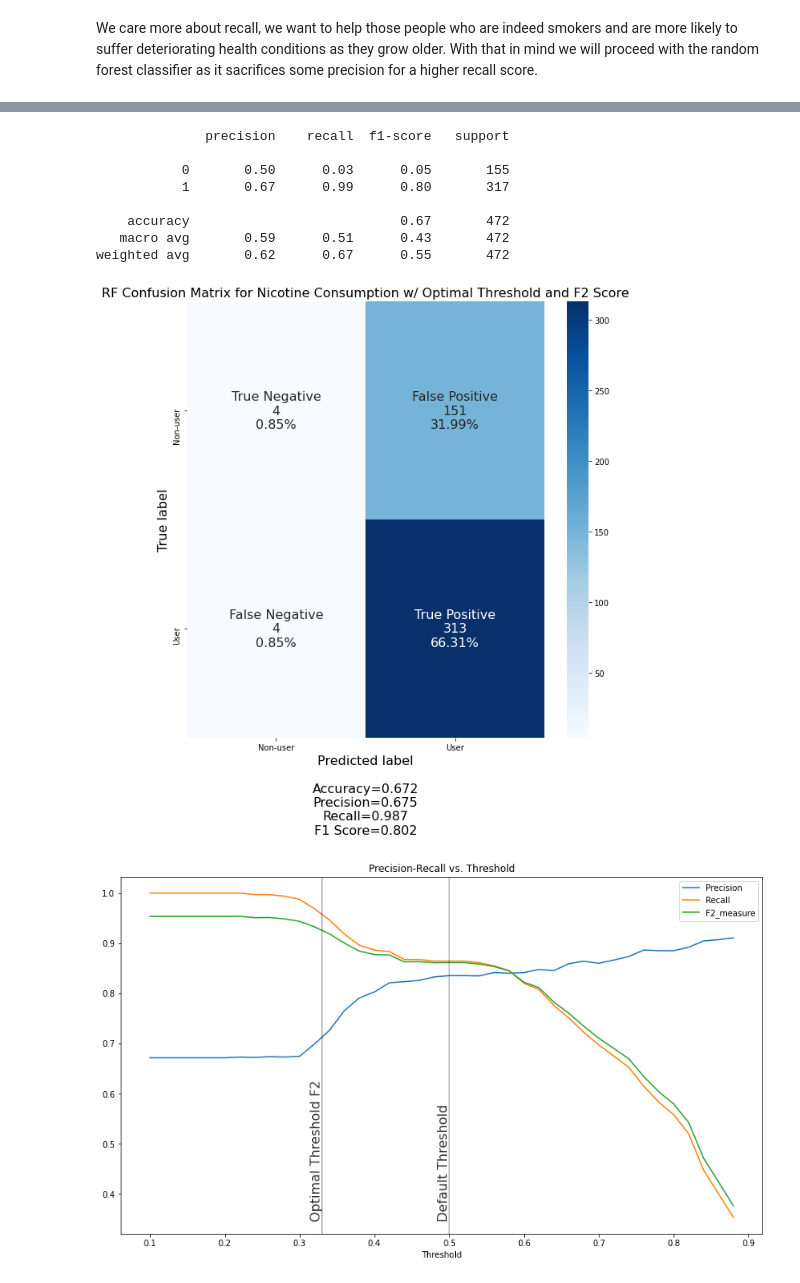
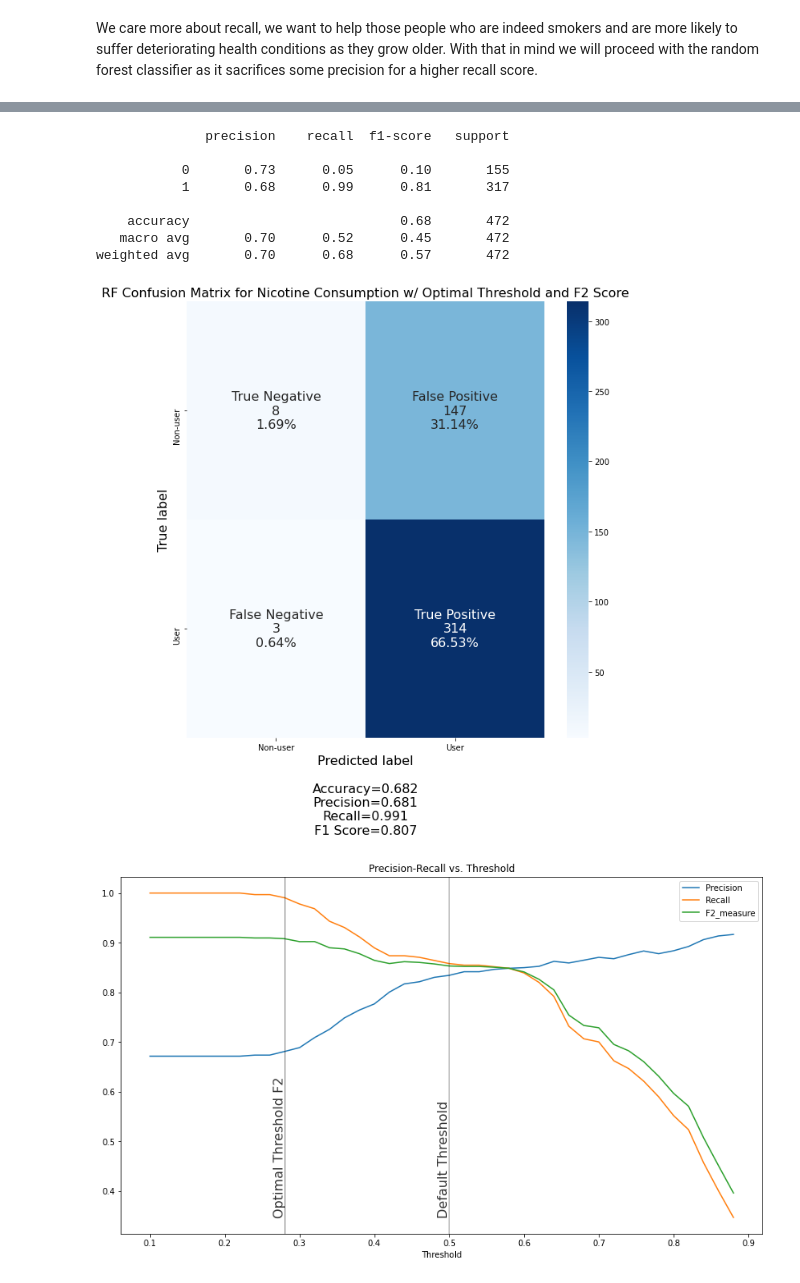
Before and after one commit to filiaguilar/Springboard-DS, a Jupyter notebook: Capstone 1/notebooks/Personality Profile Drug Consumption Risk - Pre-Processing and Modeling.ipynb, the cells around one changed output, grey strips where cells are left out. Cells and saved outputs as stored; diff of their text form; code cells hidden in the pictures.

```diff
--- a/Capstone 1/notebooks/Personality Profile Drug Consumption Risk - Pre-Processing and Modeling.ipynb
+++ b/Capstone 1/notebooks/Personality Profile Drug Consumption Risk - Pre-Processing and Modeling.ipynb
@@ -383,7 +354,7 @@ import matplotlib.pyplot as plt
 
 plt.figure(figsize=(14,10))
 
-for fpr, tpr, model in [(lr_fpr,lr_tpr,'Logistic Regression'),(svc_fpr,svc_tpr,'SVM'),(rf_fpr,rf_tpr,'Random Forest')]:
+for fpr, tpr, model in [(lr_fpr,lr_tpr,'Logistic Regression'),(gb_fpr,gb_tpr,'Gradient Boosting'),(rf_fpr,rf_tpr,'Random Forest')]:
     roc_auc = auc(fpr, tpr)
     plt.plot(fpr, tpr, linewidth=2, label='ROC '+ model + ' (area = %0.2f)' % roc_auc)
 
@@ -515,8 +486,8 @@ make_confusion_matrix(lr_cf_matrix,group_names=group_names,categories=categories
 # %%
 #create confusion matrix for gb classifier with best parameters
-svc = SVC(kernel='linear', probability=True, C=0.001)
-svc.fit(X_train, y_train)
+gb = GradientBoostingClassifier(learning_rate=0.1, max_depth=3, n_estimators=45)
+gb.fit(X_train, y_train)
 
-svc_cf_matrix = confusion_matrix(y_test, svc.predict(X_test))
-make_confusion_matrix(svc_cf_matrix,group_names=group_names,categories=categories,fontsize=16,figsize=(10,10),cmap='Oranges',title='SVM Confusion Matrix for Nicotine Consumption')
+gb_cf_matrix = confusion_matrix(y_test, gb.predict(X_test))
+make_confusion_matrix(gb_cf_matrix,group_names=group_names,categories=categories,fontsize=16,figsize=(8,6),cmap='Oranges',title='GB Confusion Matrix for Nicotine Consumption')
 # %% [output]
@@ -534,7 +505,7 @@ make_confusion_matrix(rf_cf_matrix,group_names=group_names,categories=categories
 We care more about recall, we want to help those people who are indeed smokers and are more likely to suffer deteriorating health conditions as they grow older. With that in mind we will proceed with the random forest classifier as it sacrifices some precision for a higher recall score.
 # %%
 from sklearn.metrics import fbeta_score
-def precision_recall(model, X_test, y_test, threshold, beta = 3):
+def precision_recall(model, X_test, y_test, threshold, beta = 2):
 
     y_pred = (model.predict_proba(X_test)[:,1] >= threshold).astype(bool)
     matrix = confusion_matrix(y_test, y_pred)
@@ -568,6 +539,6 @@ ax.text(.485,.35,'Default Threshold',rotation=90, alpha=0.8,fontsize=16);
 # %%
 #sanity check confusion matrix with optimal threshold
-y_pred = (rf.predict_proba(X_test)[:,1] >= 0.30).astype(bool)
+y_pred = (rf.predict_proba(X_test)[:,1] >= 0.28).astype(bool)
 
 
 rf_cf_matrix_opt = confusion_matrix(y_test, y_pred)
@@ -576,23 +547,23 @@ print(classification_report(y_test,y_pred))
 # %% [output]
               precision    recall  f1-score   support
 
-           0       0.50      0.03      0.05       155
-           1       0.67      0.99      0.80       317
+           0       0.73      0.05      0.10       155
+           1       0.68      0.99      0.81       317
 
-    accuracy                           0.67       472
-   macro avg       0.59      0.51      0.43       472
-weighted avg       0.62      0.67      0.55       472
+    accuracy                           0.68       472
+   macro avg       0.70      0.52      0.45       472
+weighted avg       0.70      0.68      0.57       472
 [figure]
 # %%
 ax = threshold_df.plot(figsize=(14,8))
 ax.set_xlabel('Threshold')
 ax.set_title('Precision-Recall vs. Threshold')
-ax.axvline(0.33, color='black', alpha=0.3)
-ax.text(.315,.35,'Optimal Threshold F2',rotation=90, alpha=0.8, fontsize=16)
+ax.axvline(0.28, color='black', alpha=0.3)
+ax.text(.265,.35,'Optimal Threshold F2',rotation=90, alpha=0.8, fontsize=16)
 ax.axvline(0.5, color ='black', alpha = 0.3)
 ax.text(.485,.35,'Default Threshold',rotation=90, alpha=0.8,fontsize=16);
 # %% [output]
-[figure, old version]
+[figure, new version]
 # %% [markdown]
 Considering our business problem in order to help at risk individuals or consumers of nicotine, it is of greater benefit to
 reduce the number of predictions of actual smokers as not smokers (false negatives). If we were to predict non-smokers as smokers (false positives) it is not that big of a deal as these individuals probably won't pick up the habit of smoking based on the data.
```
Also changed, not shown: parts of 16 cells of this notebook, 1 other file.
